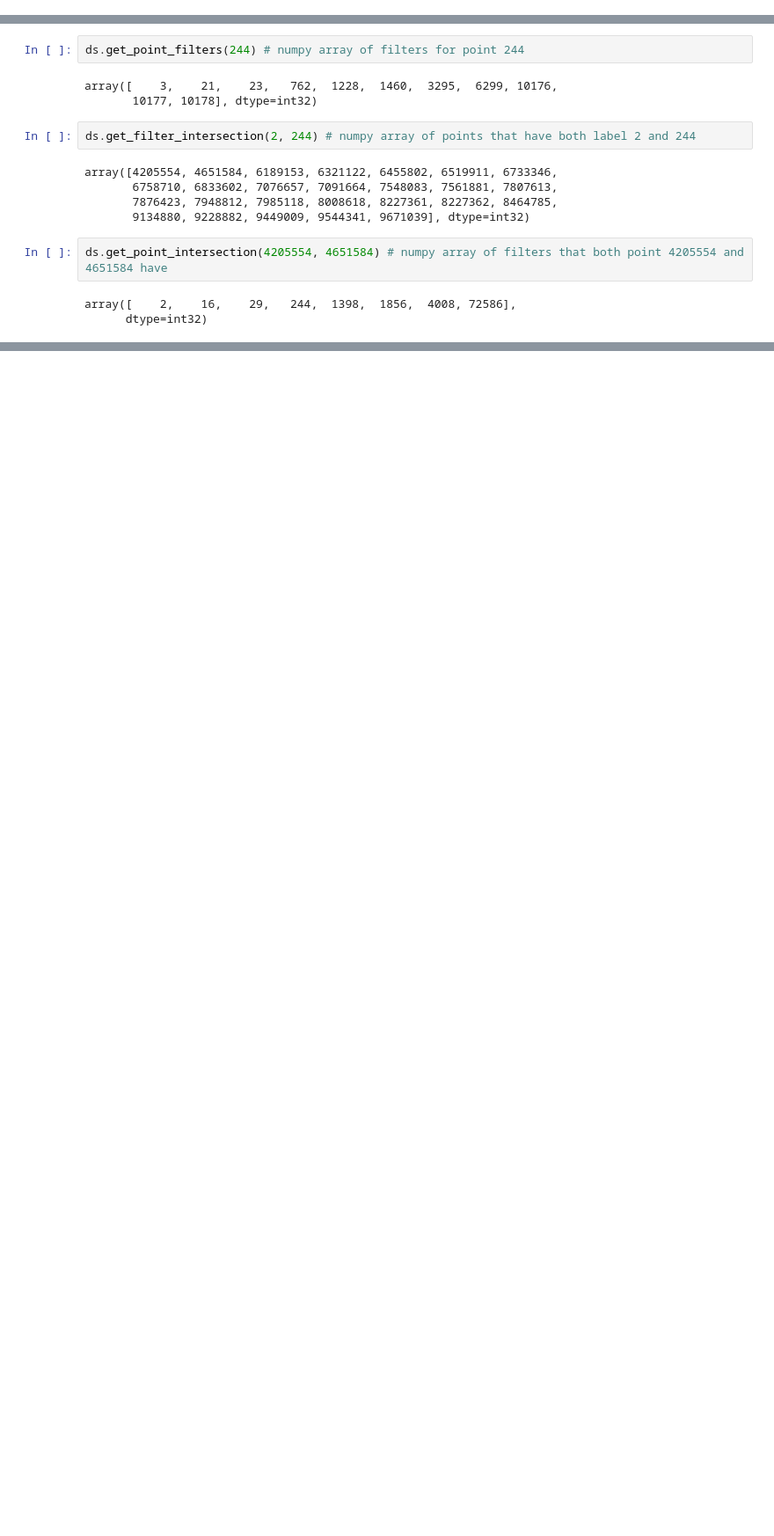
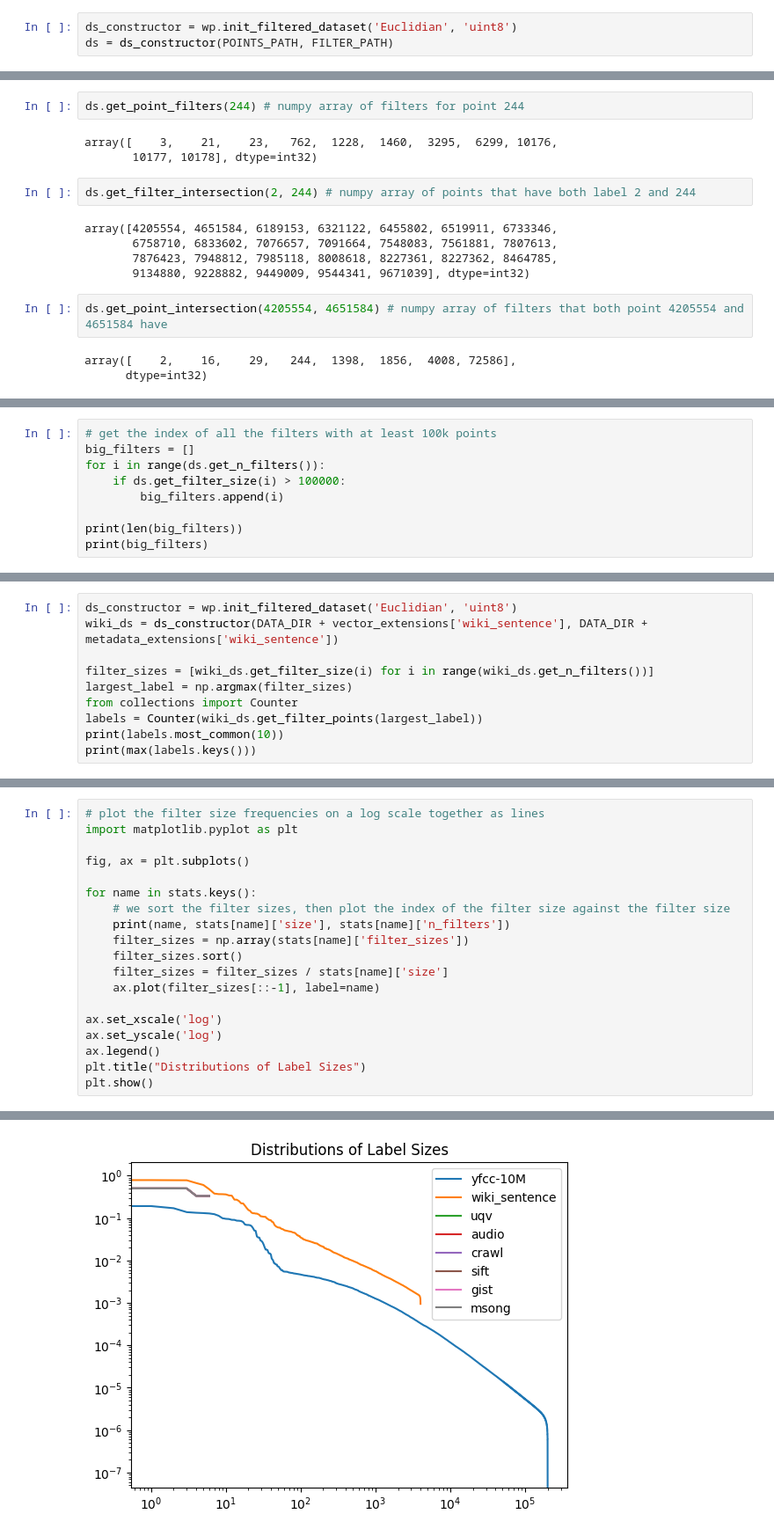
Before and after one commit to cmuparlay/ParlayANN, a Jupyter notebook: python/dataset_exploration.ipynb, the cells around one changed output, grey strips where cells are left out. Shown at 88% size. Saved outputs shown, nothing was run; the diff lists cells and outputs as text; blank space fills up the shorter version.

Commit message:
more useful dataset exploration

```diff
--- a/python/dataset_exploration.ipynb
+++ b/python/dataset_exploration.ipynb
@@ -23,0 +21,3 @@ Detected 10000000 points with dimension 192
+# %%
+ds_constructor = wp.init_filtered_dataset('Euclidian', 'uint8')
+ds = ds_constructor(POINTS_PATH, FILTER_PATH)
@@ -63,0 +68,9 @@ array([    2,    16,    29,   244,  1398,  1856,  4008, 72586],
+# %%
+# get the index of all the filters with at least 100k points
+big_filters = []
+for i in range(ds.get_n_filters()):
+    if ds.get_filter_size(i) > 100000:
+        big_filters.append(i)
+
+print(len(big_filters))
+print(big_filters)
@@ -63,0 +236,10 @@ array([    2,    16,    29,   244,  1398,  1856,  4008, 72586],
+# %%
+ds_constructor = wp.init_filtered_dataset('Euclidian', 'uint8')
+wiki_ds = ds_constructor(DATA_DIR + vector_extensions['wiki_sentence'], DATA_DIR + metadata_extensions['wiki_sentence'])
+
+filter_sizes = [wiki_ds.get_filter_size(i) for i in range(wiki_ds.get_n_filters())]
+largest_label = np.argmax(filter_sizes)
+from collections import Counter
+labels = Counter(wiki_ds.get_filter_points(largest_label))
+print(labels.most_common(10))
+print(max(labels.keys()))
@@ -63,0 +321,20 @@ array([    2,    16,    29,   244,  1398,  1856,  4008, 72586],
+# %%
+# plot the filter size frequencies on a log scale together as lines
+import matplotlib.pyplot as plt
+
+fig, ax = plt.subplots()
+
+for name in stats.keys():
+    # we sort the filter sizes, then plot the index of the filter size against the filter size
+    print(name, stats[name]['size'], stats[name]['n_filters'])
+    filter_sizes = np.array(stats[name]['filter_sizes'])
+    filter_sizes.sort()
+    filter_sizes = filter_sizes / stats[name]['size']
+    ax.plot(filter_sizes[::-1], label=name)
+
+ax.set_xscale('log')
+ax.set_yscale('log')
+ax.legend()
+plt.title("Distributions of Label Sizes")
+plt.show()
+# %% [output]
@@ -63,0 +349 @@ array([    2,    16,    29,   244,  1398,  1856,  4008, 72586],
+[figure, added]
```
Also changed, not shown: parts of 19 cells of this notebook.
